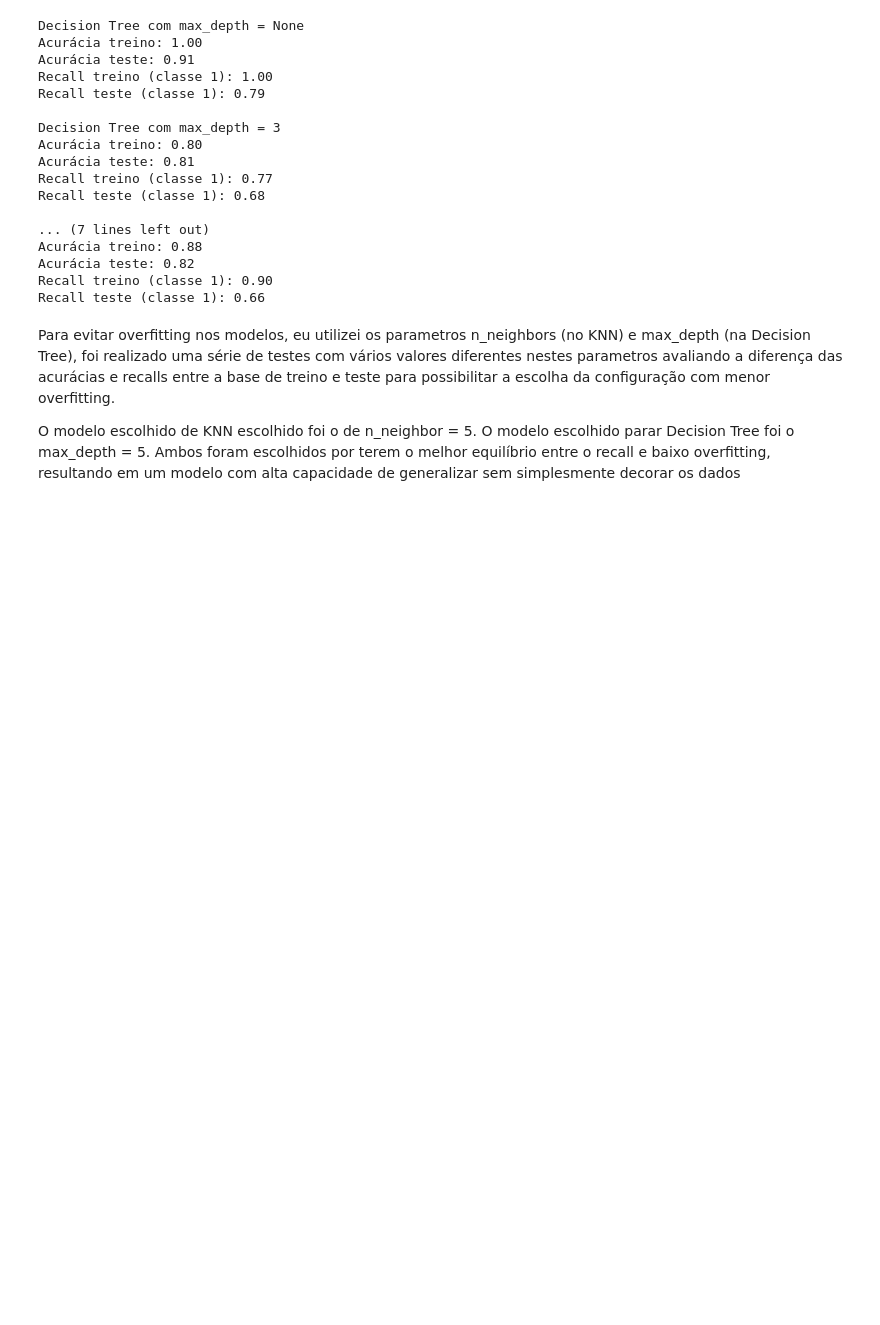
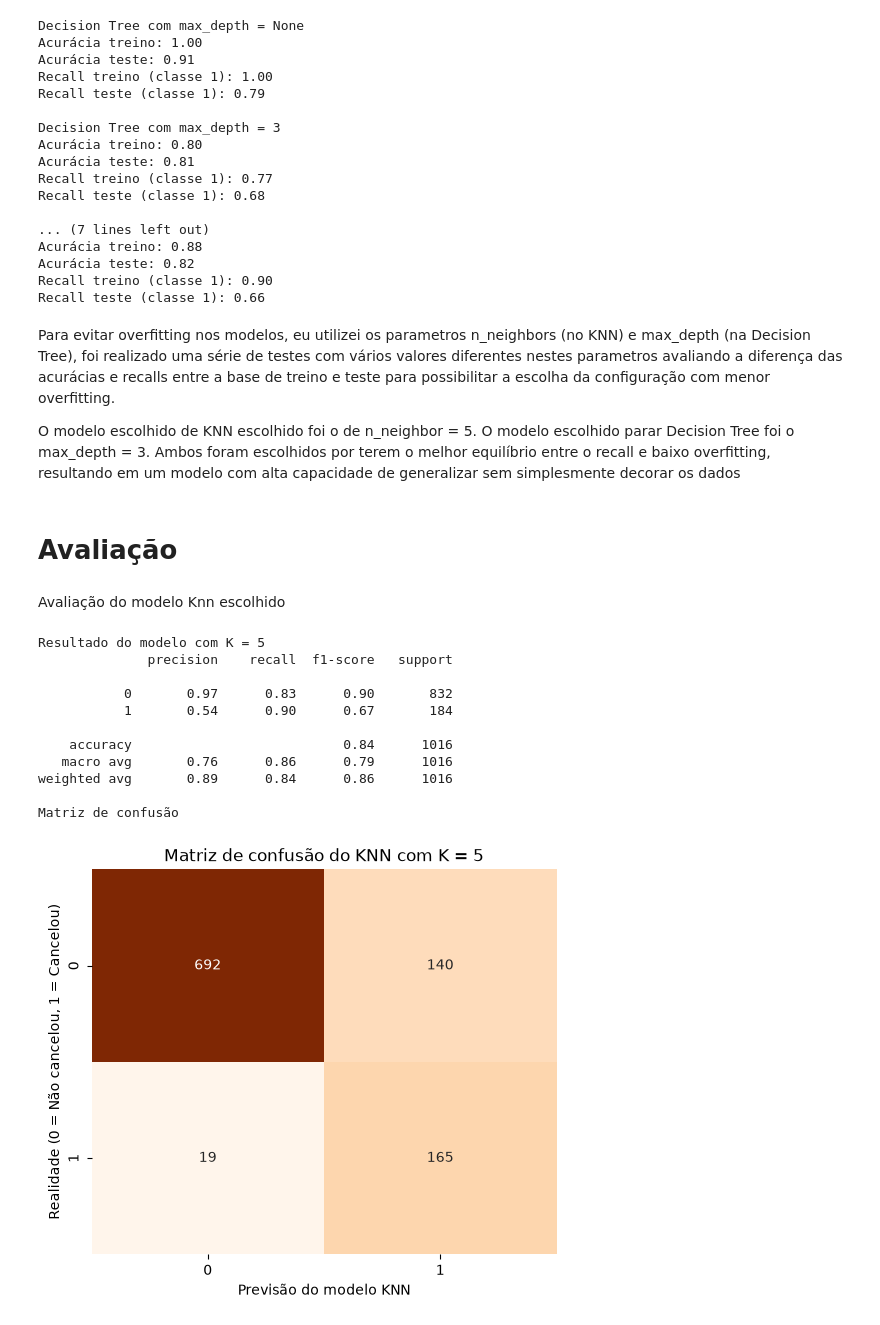
Before and after one commit to Gabriel-Henrique-28/Projeto-Final-Machine-Learning-SC-TEC, a Jupyter notebook: main.ipynb, the cells around one changed output. Saved outputs shown, nothing was run; the diff lists cells and outputs as text; code cells hidden in the pictures; blank space fills up the shorter version.

Commit message:
feat: relatórios e gráficos do desempenho dos modelos escolhidos

```diff
--- a/main.ipynb
+++ b/main.ipynb
@@ -603,4 +602,36 @@ Recall teste (classe 1): 0.66
 # %% [markdown]
 Para evitar overfitting nos modelos, eu utilizei os parametros n_neighbors (no KNN) e max_depth (na Decision Tree), foi realizado uma série de testes com vários valores diferentes nestes parametros avaliando a diferença das acurácias e recalls entre a base de treino e teste para possibilitar a escolha da configuração com menor overfitting.
 
-O modelo escolhido de KNN escolhido foi o de n_neighbor = 5. O modelo escolhido parar Decision Tree foi o max_depth = 5. Ambos foram escolhidos por terem o melhor equilíbrio entre o recall e baixo overfitting, resultando em um modelo com alta capacidade de generalizar sem simplesmente decorar os dados
+O modelo escolhido de KNN escolhido foi o de n_neighbor = 5. O modelo escolhido parar Decision Tree foi o max_depth = 3. Ambos foram escolhidos por terem o melhor equilíbrio entre o recall e baixo overfitting, resultando em um modelo com alta capacidade de generalizar sem simplesmente decorar os dados
+# %% [markdown]
+# Avaliação
+# %% [markdown]
+Avaliação do modelo Knn escolhido
+# %%
+choosen_k = 5
+knn_choosen = KNeighborsClassifier(n_neighbors=choosen_k, metric='euclidean')
+knn_choosen.fit(X_train_knn, y_train_smote)
+knn_choosen_prediction_test = knn_choosen.predict(X_test_knn)
+# %%
+print(f'Resultado do modelo com K = {choosen_k}')
+print(classification_report(y_test, knn_choosen_prediction_test))
+print('Matriz de confusão')
+plt.figure(figsize=(6,5))
+sns.heatmap(confusion_matrix(y_test, knn_choosen_prediction_test), annot=True, fmt='d', cmap='Oranges', cbar=False)
+plt.title(f'Matriz de confusão do KNN com K = {choosen_k}')
+plt.ylabel('Realidade (0 = Não cancelou, 1 = Cancelou)')
+plt.xlabel('Previsão do modelo KNN')
+plt.show()
+# %% [output]
+Resultado do modelo com K = 5
+              precision    recall  f1-score   support
+
+           0       0.97      0.83      0.90       832
+           1       0.54      0.90      0.67       184
+
+    accuracy                           0.84      1016
+   macro avg       0.76      0.86      0.79      1016
+weighted avg       0.89      0.84      0.86      1016
+
+Matriz de confusão
+[figure, added]
```
Also changed, not shown: parts of 4 cells of this notebook.
